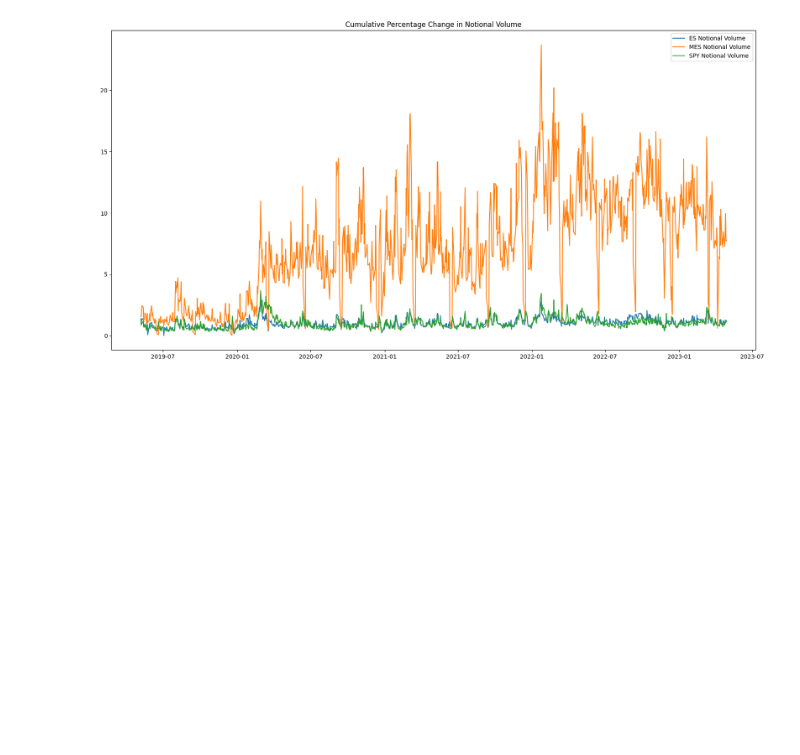
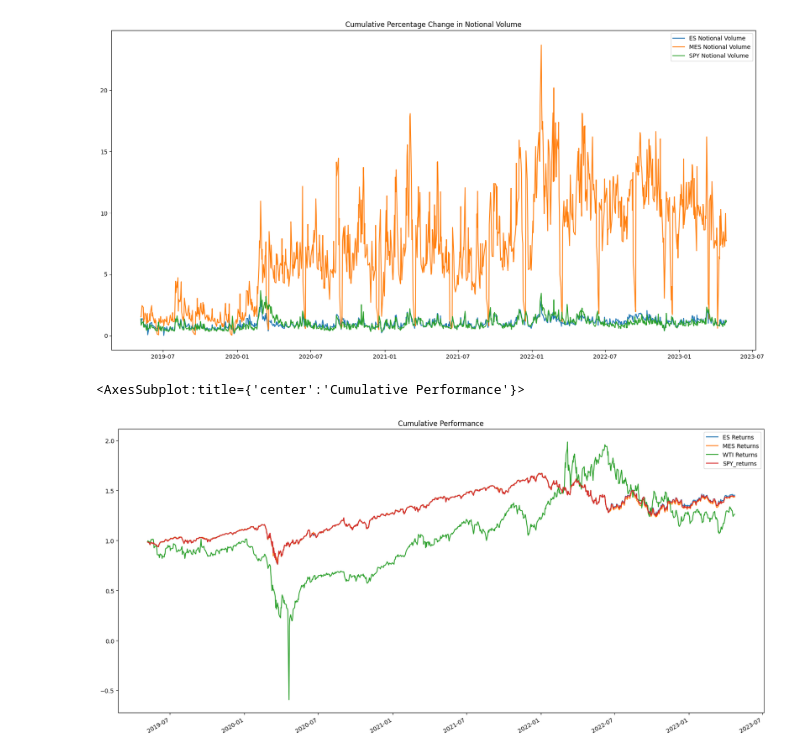
Before and after one commit to tingjun-yang/SP-Arbitrage, a Jupyter notebook: Updated_Combined.ipynb, the cells around one changed output. Cells and saved outputs as stored; diff of their text form; code cells hidden in the pictures; blank space fills up the shorter version.

```diff
--- a/Updated_Combined.ipynb
+++ b/Updated_Combined.ipynb
@@ -342,3 +342,13 @@ pct_chg_notional_traded_cumul.plot(figsize = (20,10), title = "Cumulative Percen
 # %% [output]
 <AxesSubplot:title={'center':'Cumulative Percentage Change in Notional Volume'}>
 [figure]
+# %%
+joined_returns = joined_returns.rename(columns={'ES Close': 'ES Returns',
+                               'MES Close': 'MES Returns'})
+# %%
+joined_cumulative = (1+joined_returns).cumprod()
+# %%
+joined_cumulative.plot(figsize=(20,10), title="Cumulative Performance")
+# %% [output]
+<AxesSubplot:title={'center':'Cumulative Performance'}>
+[figure, added]
```
Also changed, not shown: parts of 10 cells of this notebook, 7 other files.
